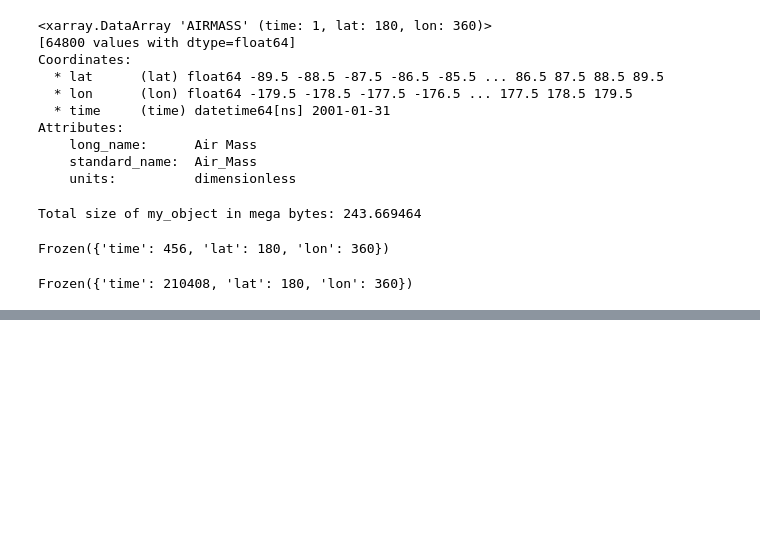
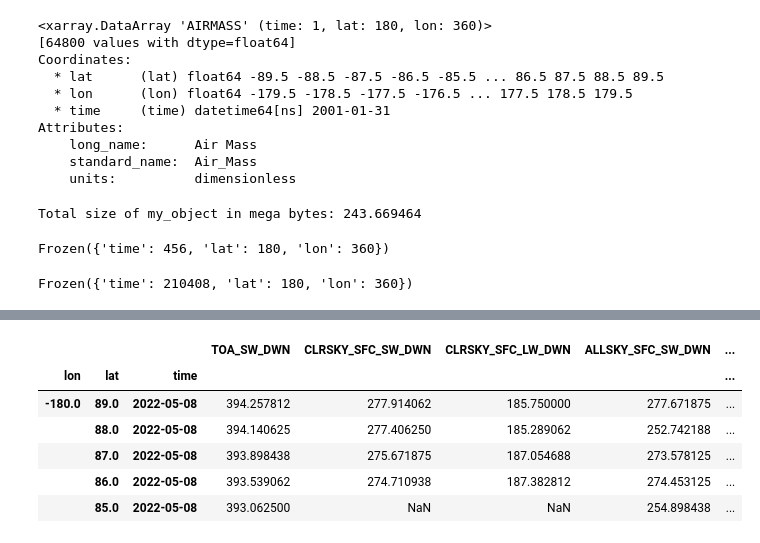
Before and after one commit to cancamilo/dataworks-gis, a Jupyter notebook: power_data_exploring.ipynb, the cells around one changed output, grey strips where cells are left out. Drawn from its saved outputs; the diff is of its cells as text; code cells hidden in the pictures; blank space fills up the shorter version.

```diff
--- a/power_data_exploring.ipynb
+++ b/power_data_exploring.ipynb
@@ -231,0 +266,16 @@ Frozen({'time': 210408, 'lat': 180, 'lon': 360})
+# %%
+ds = xr.open_dataset('latest_month.nc')
+df = ds.to_dataframe()
+
+ds_geo = xr.open_dataset('latest_month_geo.nc')
+df_geo = ds_geo.to_dataframe()
+# %%
+df.head()
+# %% [output]
+|  |  |  | TOA_SW_DWN | CLRSKY_SFC_SW_DWN | CLRSKY_SFC_LW_DWN | ALLSKY_SFC_SW_DWN | ... |
+| lon | lat | time |  |  |  |  | ... |
+| -180.0 | 89.0 | 2022-05-08 | 394.257812 | 277.914062 | 185.750000 | 277.671875 | ... |
+|  | 88.0 | 2022-05-08 | 394.140625 | 277.406250 | 185.289062 | 252.742188 | ... |
+|  | 87.0 | 2022-05-08 | 393.898438 | 275.671875 | 187.054688 | 273.578125 | ... |
+|  | 86.0 | 2022-05-08 | 393.539062 | 274.710938 | 187.382812 | 274.453125 | ... |
+|  | 85.0 | 2022-05-08 | 393.062500 | NaN | NaN | 254.898438 | ... |
```
Also changed, not shown: parts of 18 cells of this notebook, 5 other files.
